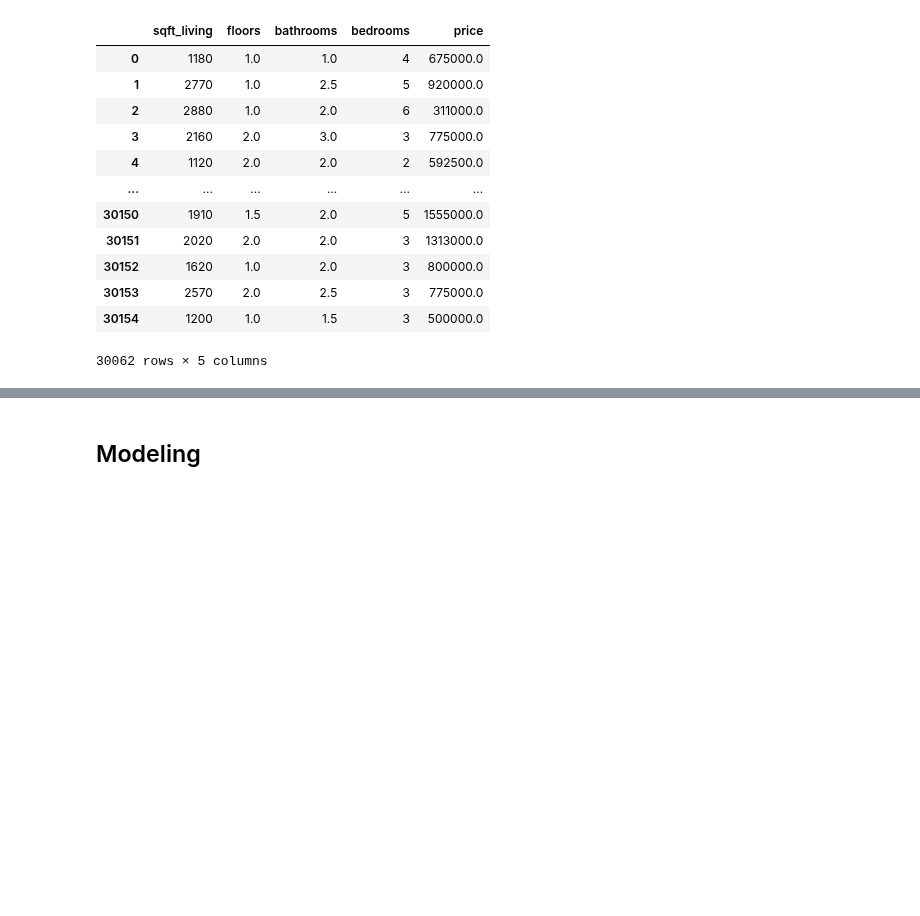
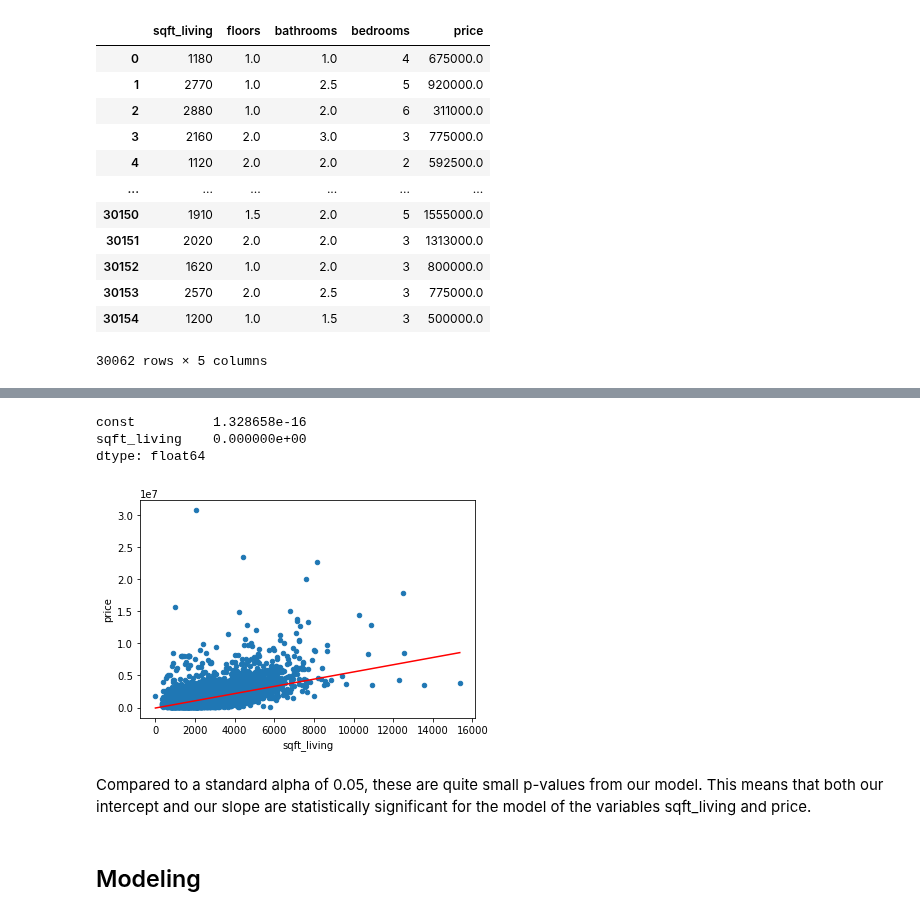
Before and after one commit to ldwilker10/Phase2_Project, a Jupyter notebook: Rough_Draft_Notebook.ipynb, the cells around one changed output, grey strips where cells are left out. Saved outputs shown, nothing was run; the diff lists cells and outputs as text; code cells hidden in the pictures; blank space fills up the shorter version.

```diff
--- a/Rough_Draft_Notebook.ipynb
+++ b/Rough_Draft_Notebook.ipynb
@@ -209,0 +216,3 @@ kc_subset
+# %%
+results = sm.OLS(kc_subset["price"], sm.add_constant(kc_subset[["sqft_living"]])).fit()
+results.params
@@ -210,3 +229,22 @@ kc_subset
+# %%
+fig, ax = plt.subplots();
+kc_subset.plot(x="sqft_living", y="price", kind="scatter", ax=ax)
+
+# set up line data representing linear regression model
+x = np.linspace(kc_subset["sqft_living"].min(), kc_subset["sqft_living"].max())
+y = x * results.params["sqft_living"] + results.params["const"]
+
+# plot model on the same axes as the data
+ax.plot(x, y, color="red");
+
+print(results.pvalues)
+# %% [output]
+const          1.328658e-16
+sqft_living    0.000000e+00
+dtype: float64
+[figure, added]
+# %% [markdown]
+Compared to a standard alpha of 0.05, these are quite small p-values from our model. This means that both our intercept and our slope are statistically significant for the model of the variables sqft_living and price.
 # %% [markdown]
 ## Modeling
 # %% [markdown]
```
Also changed, not shown: parts of 3 cells of this notebook.
